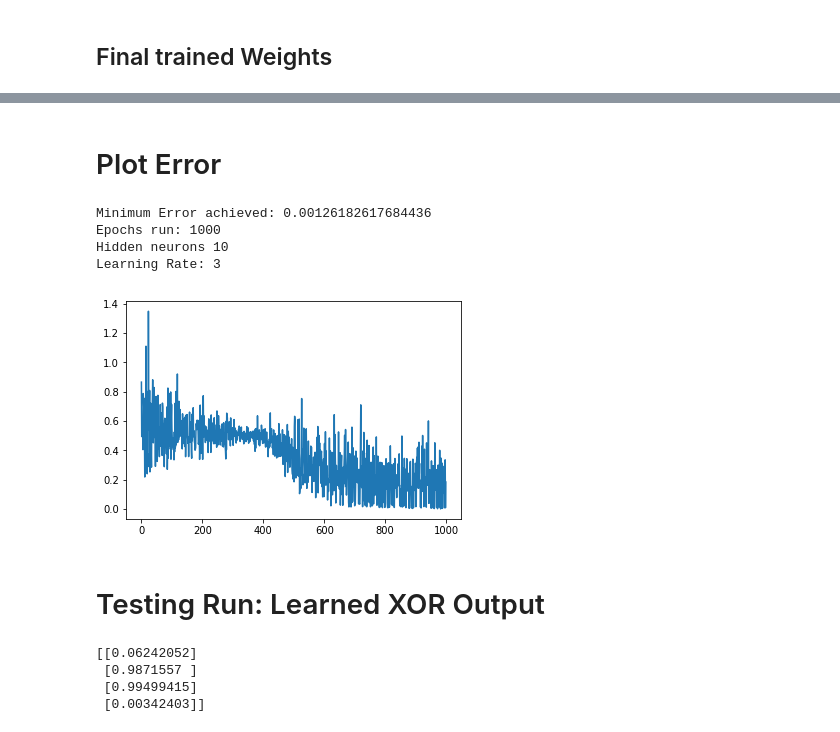
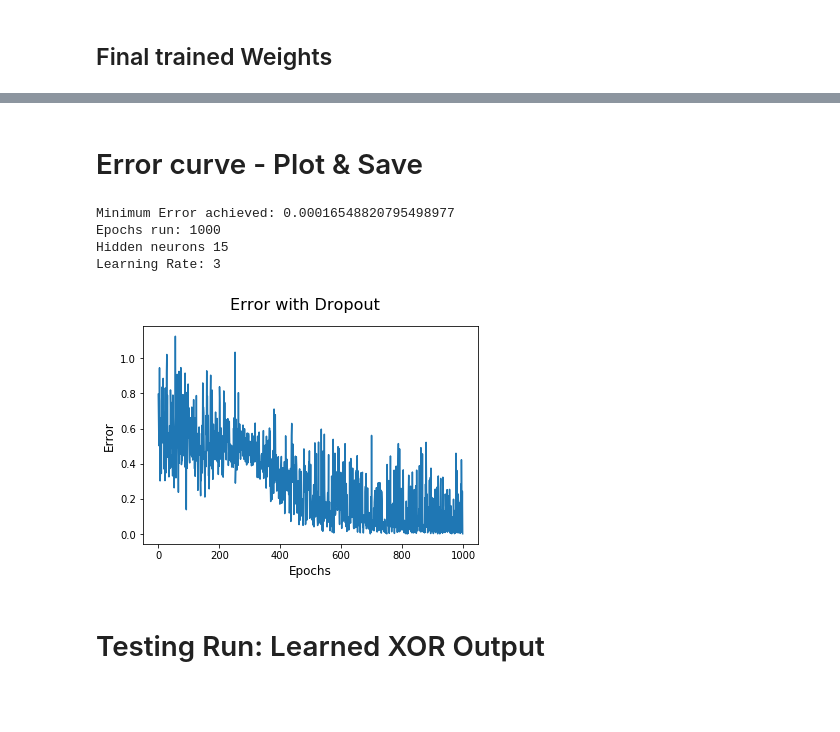
Before and after one commit to etzimopoulos/COURSE-DSDJ-Zero-to-Deep-Dive-ML, a Jupyter notebook: Week 4 HW - XOR Neural Network.ipynb, the cells around one changed output, grey strips where cells are left out. Drawn from its saved outputs; the diff is of its cells as text; code cells hidden in the pictures; blank space fills up the shorter version.

```diff
--- a/Week 4 HW - XOR Neural Network.ipynb
+++ b/Week 4 HW - XOR Neural Network.ipynb
@@ -203,29 +244,43 @@ Hidden-Output Layer weights w12:
 # %% [markdown]
 
-# Plot Error
+# Error curve - Plot & Save
-# %%
-
-print("Minimum Error achieved:", min(E_o))
-print("Epochs run:", epochs)
-print("Hidden neurons",hidden)
-print("Learning Rate:",eta)
-
-plt.plot(E_o)
-#plt.axis([0, epochs, 0, 100])
-plt.show()
-# %% [output]
-Minimum Error achieved: 0.00126182617684436
-Epochs run: 1000
-Hidden neurons 10
-Learning Rate: 3
-[figure, removed]
+# %%
+
+if drp == 1:
+    print("Minimum Error achieved:", min(E_o))
+    print("Epochs run:", epochs)
+    print("Hidden neurons",hidden)
+    print("Learning Rate:",eta)
+    np.savetxt("Error_nD.csv", E_o, delimiter=",")
+    fig = plt.figure()
+    plt.plot(E_o)
+    fig.suptitle('Error without Dropout', fontsize=16)
+    plt.xlabel('Epochs', fontsize=12)
+    plt.ylabel('Error', fontsize=12)
+    fig.savefig('Error_nD.jpg')
+    plt.show()
+
+elif drp == 0.5:
+    print("Minimum Error achieved:", min(E_o))
+    print("Epochs run:", epochs)
+    print("Hidden neurons",hidden)
+    print("Learning Rate:",eta)
+    np.savetxt("Error_D.csv", E_o, delimiter=",")
+    fig = plt.figure()
+    plt.plot(E_o)
+    fig.suptitle('Error with Dropout', fontsize=16)
+    plt.xlabel('Epochs', fontsize=12)
+    plt.ylabel('Error', fontsize=12)
+    fig.savefig('Error_D.jpg')
+    plt.show()
+
+else:
+    print("No valid value for Drop out Hyperparameter")
+# %% [output]
+Minimum Error achieved: 0.00016548820795498977
+Epochs run: 1000
+Hidden neurons 15
+Learning Rate: 3
+[figure, added]
 # %% [markdown]
 # Testing Run: Learned XOR Output
-# %%
-a_o, a_h = feedforward(X,1)
-print(a_o)
-# %% [output]
-[[0.06242052]
- [0.9871557 ]
- [0.99499415]
- [0.00342403]]
```
Also changed, not shown: parts of 8 cells of this notebook, 8 other files.
